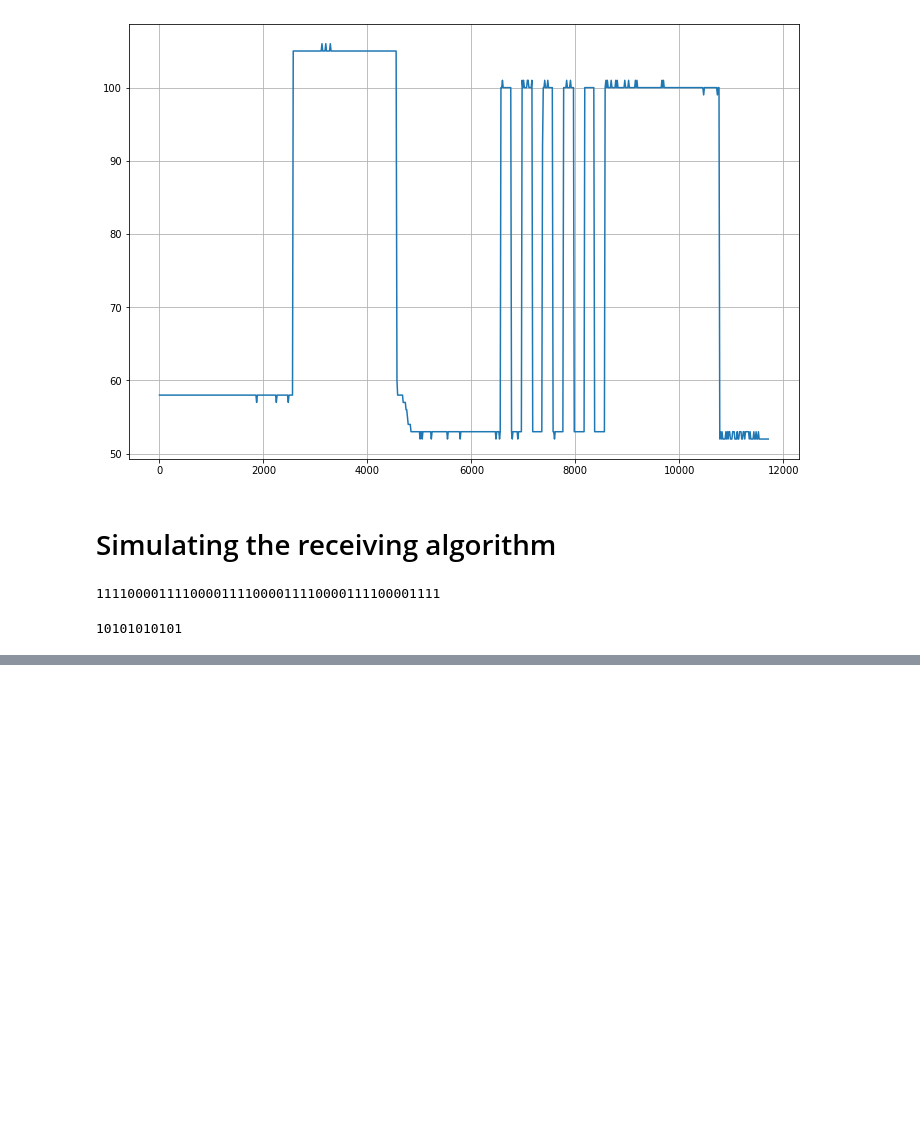
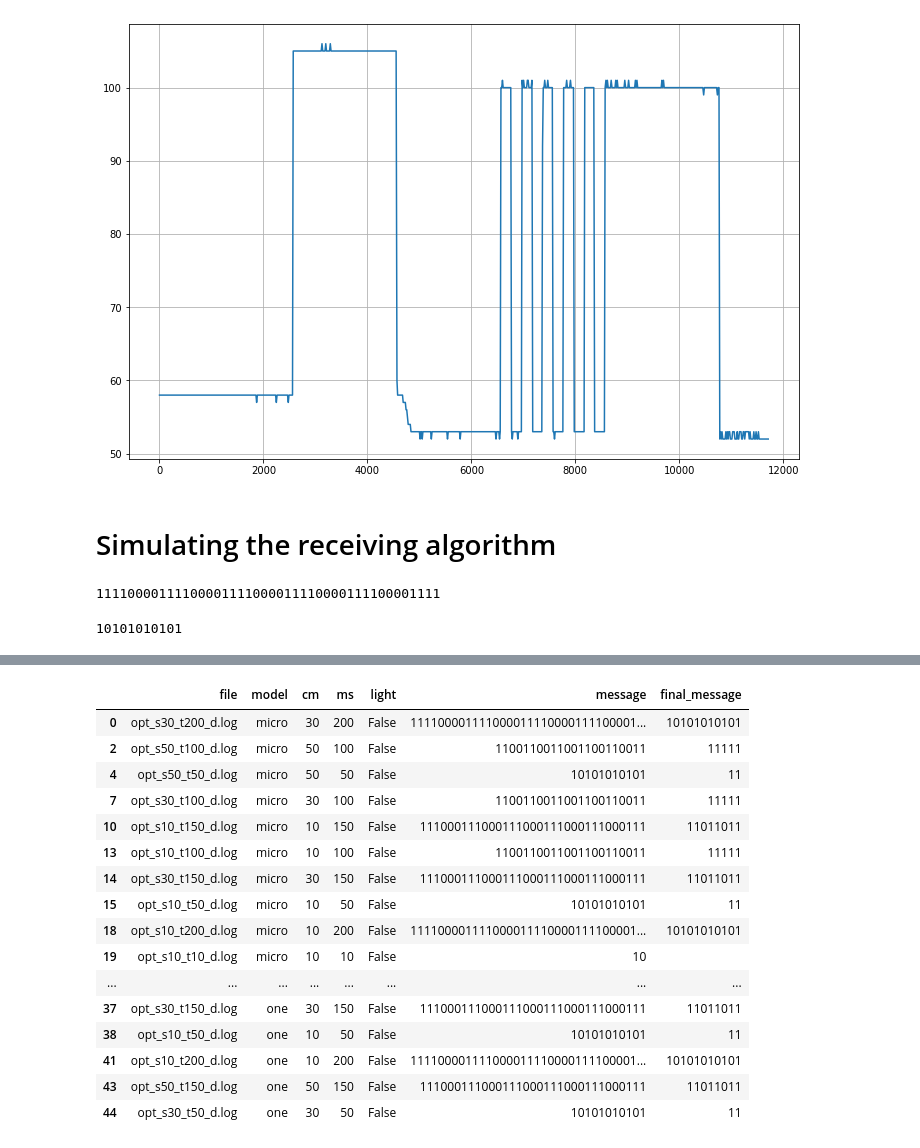
Before and after one commit to francescoweb1010/Optical-Wireless-System, a Jupyter notebook: receiver_simulator.ipynb, the cells around one changed output, grey strips where cells are left out. Cells and saved outputs as stored; diff of their text form; code cells hidden in the pictures; blank space fills up the shorter version.

```diff
--- a/receiver_simulator.ipynb
+++ b/receiver_simulator.ipynb
@@ -182,0 +189,8 @@ print(final_message)
+# %%
+path ="data/"
+
+filelist = []
+for root, dirs, files in os.walk(path):
+    for file in files:
+        if file[-3:] == "log":
+            filelist.append(os.path.join(root,file))
@@ -182,0 +365,20 @@ print(final_message)
+# %%
+df[df.light==False]
+# %% [output]
+|  | file | model | cm | ms | light | message | final_message |
+| 0 | opt_s30_t200_d.log | micro | 30 | 200 | False | 111100001111000011110000111100001... | 10101010101 |
+| 2 | opt_s50_t100_d.log | micro | 50 | 100 | False | 1100110011001100110011 | 11111 |
+| 4 | opt_s50_t50_d.log | micro | 50 | 50 | False | 10101010101 | 11 |
+| 7 | opt_s30_t100_d.log | micro | 30 | 100 | False | 1100110011001100110011 | 11111 |
+| 10 | opt_s10_t150_d.log | micro | 10 | 150 | False | 111000111000111000111000111000111 | 11011011 |
+| 13 | opt_s10_t100_d.log | micro | 10 | 100 | False | 1100110011001100110011 | 11111 |
+| 14 | opt_s30_t150_d.log | micro | 30 | 150 | False | 111000111000111000111000111000111 | 11011011 |
+| 15 | opt_s10_t50_d.log | micro | 10 | 50 | False | 10101010101 | 11 |
+| 18 | opt_s10_t200_d.log | micro | 10 | 200 | False | 111100001111000011110000111100001... | 10101010101 |
+| 19 | opt_s10_t10_d.log | micro | 10 | 10 | False | 10 |  |
+| ... | ... | ... | ... | ... | ... | ... | ... |
+| 37 | opt_s30_t150_d.log | one | 30 | 150 | False | 111000111000111000111000111000111 | 11011011 |
+| 38 | opt_s10_t50_d.log | one | 10 | 50 | False | 10101010101 | 11 |
+| 41 | opt_s10_t200_d.log | one | 10 | 200 | False | 111100001111000011110000111100001... | 10101010101 |
+| 43 | opt_s50_t150_d.log | one | 50 | 150 | False | 111000111000111000111000111000111 | 11011011 |
+| 44 | opt_s30_t50_d.log | one | 30 | 50 | False | 10101010101 | 11 |
```
Also changed, not shown: parts of 6 cells of this notebook, 1 other file.
